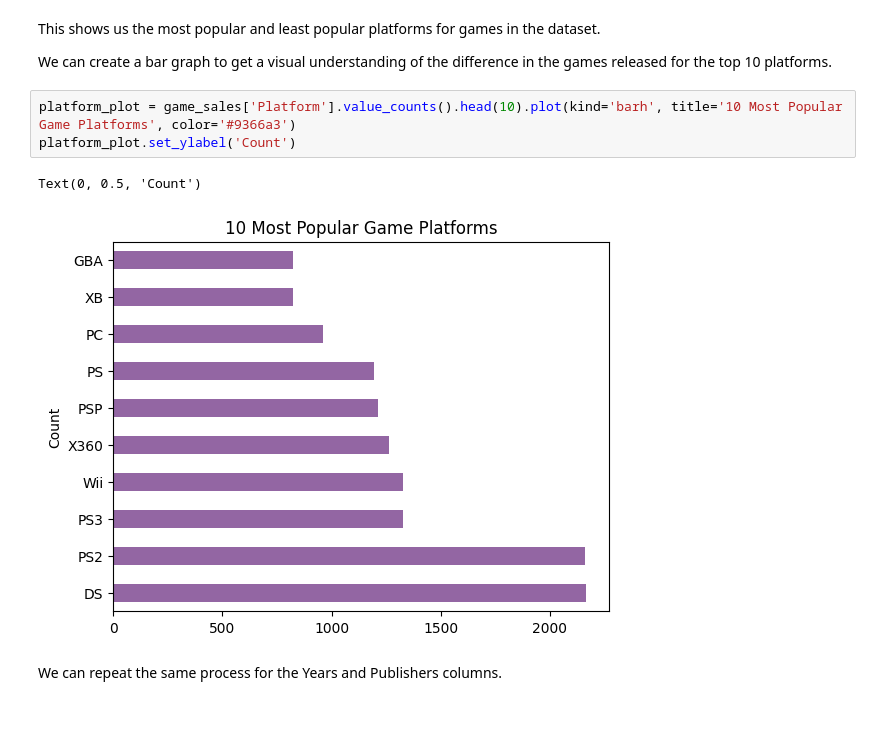
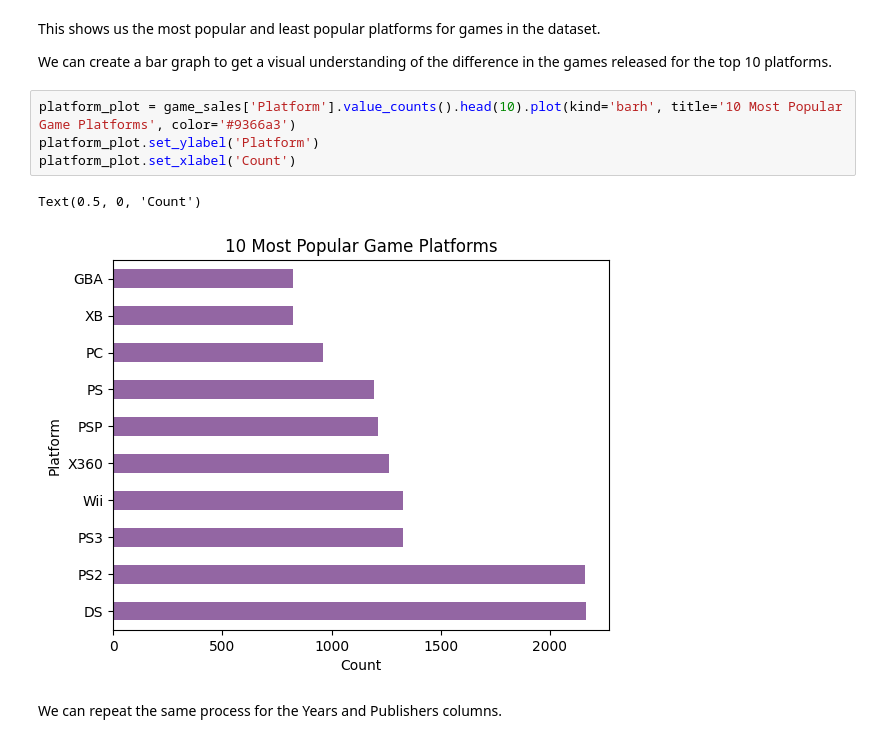
Before and after one commit to nstanfield/Video-Game-Sales-Analysis, a Jupyter notebook: Game_Sales_Analysis.ipynb, the cells around one changed output. Drawn from its saved outputs; the diff is of its cells as text; blank space fills up the shorter version.

```diff
--- a/Game_Sales_Analysis.ipynb
+++ b/Game_Sales_Analysis.ipynb
@@ -146,10 +146,11 @@ This shows us the most popular and least popular platforms for games in the data
 We can create a bar graph to get a visual understanding of the difference in the games released for the top 10 platforms.
 # %%
 platform_plot = game_sales['Platform'].value_counts().head(10).plot(kind='barh', title='10 Most Popular Game Platforms', color='#9366a3')
-platform_plot.set_ylabel('Count')
+platform_plot.set_ylabel('Platform')
+platform_plot.set_xlabel('Count')
 # %% [output]
-Text(0, 0.5, 'Count')
+Text(0.5, 0, 'Count')
-[figure, old version]
+[figure, new version]
 # %% [markdown]
 We can repeat the same process for the Years and Publishers columns.
 # %%
```
Also changed, not shown: parts of 1 cell of this notebook.
